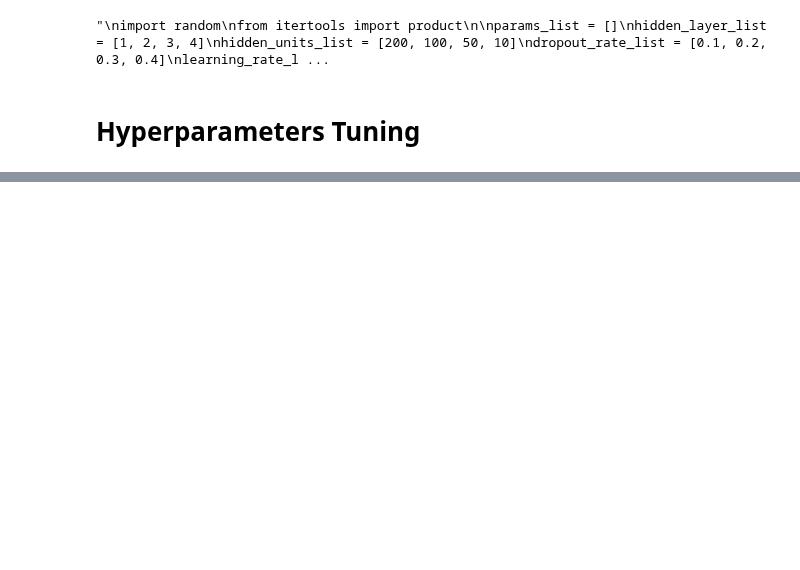
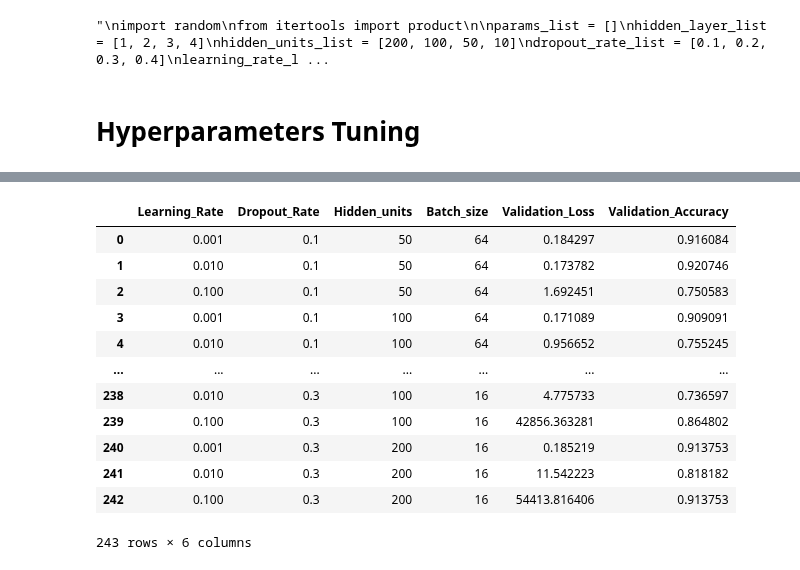
Before and after one commit to jongyunwoo/knocking-classification-and-multi-regression, a Jupyter notebook: classification/knocking classification.ipynb, the cells around one changed output, grey strips where cells are left out. Drawn from its saved outputs; the diff is of its cells as text; code cells hidden in the pictures; blank space fills up the shorter version.

```diff
--- a/classification/knocking classification.ipynb
+++ b/classification/knocking classification.ipynb
@@ -517,4 +544,21 @@ Training with parameters: {'batch_size': 64, 'dropout_rate': 0.1, 'hidden_layers
 ... (188 outputs left out)
+# %%
+new_df.to_csv('gridsearch_hyperparameters.csv')
+new_df
+# %% [output]
+|  | Learning_Rate | Dropout_Rate | Hidden_units | Batch_size | Validation_Loss | Validation_Accuracy |
+| 0 | 0.001 | 0.1 | 50 | 64 | 0.184297 | 0.916084 |
+| 1 | 0.010 | 0.1 | 50 | 64 | 0.173782 | 0.920746 |
+| 2 | 0.100 | 0.1 | 50 | 64 | 1.692451 | 0.750583 |
+| 3 | 0.001 | 0.1 | 100 | 64 | 0.171089 | 0.909091 |
+| 4 | 0.010 | 0.1 | 100 | 64 | 0.956652 | 0.755245 |
+| ... | ... | ... | ... | ... | ... | ... |
+| 238 | 0.010 | 0.3 | 100 | 16 | 4.775733 | 0.736597 |
+| 239 | 0.100 | 0.3 | 100 | 16 | 42856.363281 | 0.864802 |
+| 240 | 0.001 | 0.3 | 200 | 16 | 0.185219 | 0.913753 |
+| 241 | 0.010 | 0.3 | 200 | 16 | 11.542223 | 0.818182 |
+| 242 | 0.100 | 0.3 | 200 | 16 | 54413.816406 | 0.913753 |
+243 rows × 6 columns
 # %%
 data = [best_params['batch_size'], best_params['dropout_rate'], best_params['hidden_layers'], best_params['hidden_units'], best_params['learning_rate'], best_accuracy]
 grid_result = pd.DataFrame(data=data, columns = ['Best_Hyperparameters'], index = ['Batch_Size', 'Dropout_Rate', 'Hidden_Layers', 'Hidden_Units', 'Learning_Rate', 'Best_Accuracy'])
```
Also changed, not shown: parts of 16 cells of this notebook, 9 other files.
